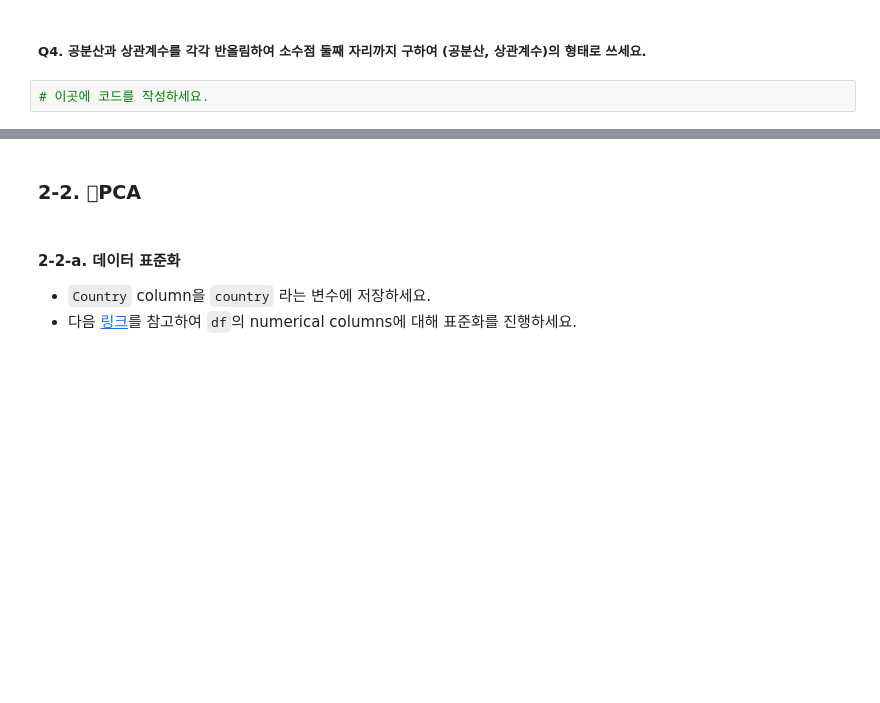
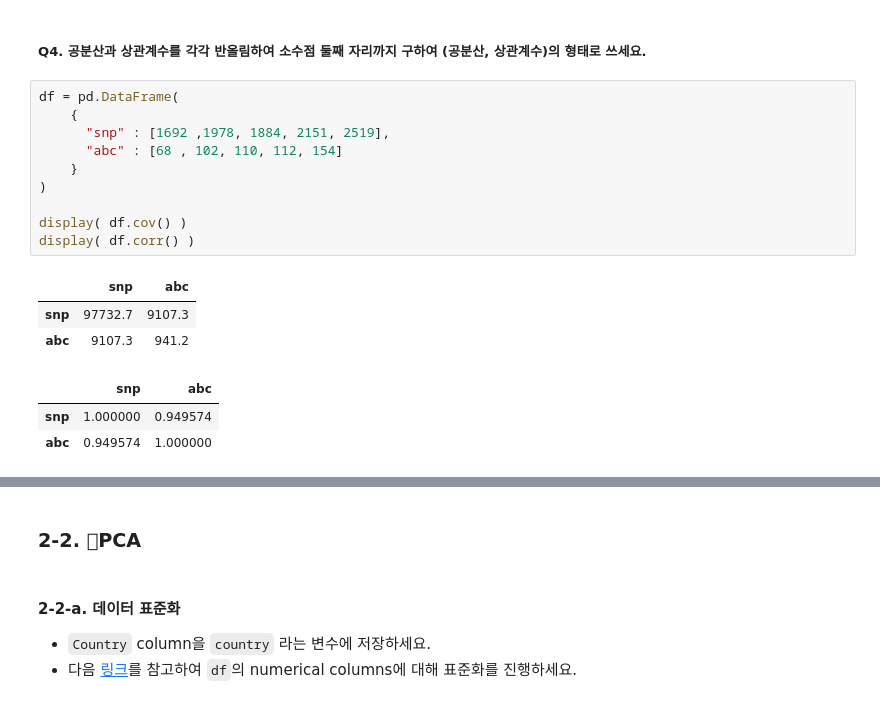
Before and after one commit to LamuneGitHub/A001_Python_Test, a Jupyter notebook: sprint/ai15-sc13x-이상필.ipynb, the cells around one changed output, grey strips where cells are left out. Drawn from its saved outputs; the diff is of its cells as text; blank space fills up the shorter version.

```diff
--- a/sprint/ai15-sc13x-이상필.ipynb
+++ b/sprint/ai15-sc13x-이상필.ipynb
@@ -131,5 +131,20 @@ print (det_F)
   <img src='https://i.imgur.com/QBCt8yx.png' width=500>
 # %% [markdown]
 ##### **Q4. 공분산과 상관계수를 각각 반올림하여 소수점 둘째 자리까지 구하여 (공분산, 상관계수)의 형태로 쓰세요.**
-# %%
-# 이곳에 코드를 작성하세요.
+# %%
+df = pd.DataFrame(
+    {
+      "snp" : [1692 ,1978, 1884, 2151, 2519],
+      "abc" : [68 , 102, 110, 112, 154]
+    }
+)
+
+display( df.cov() )
+display( df.corr() )
+# %% [output]
+|  | snp | abc |
+| snp | 97732.7 | 9107.3 |
+| abc | 9107.3 | 941.2 |
+|  | snp | abc |
+| snp | 1.000000 | 0.949574 |
+| abc | 0.949574 | 1.000000 |
```
Also changed, not shown: parts of 1 cell of this notebook.
